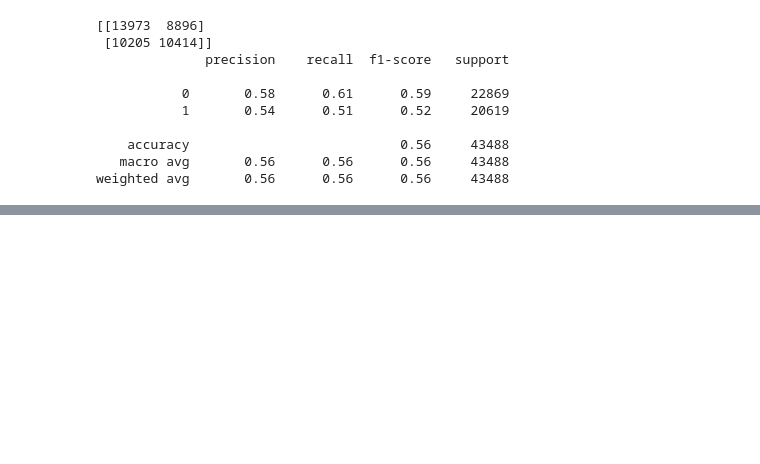
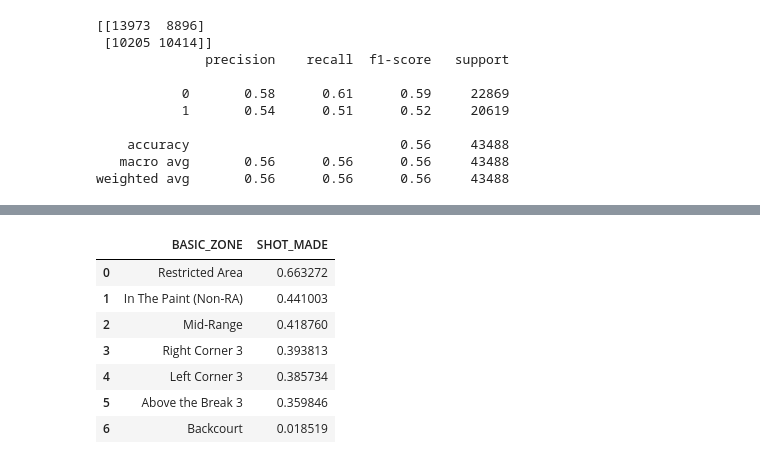
Before and after one commit to TylerKT20/NBA-Shot-Classification, a Jupyter notebook: notebooks/01_eda.ipynb, the cells around one changed output, grey strips where cells are left out. Cells and saved outputs as stored; diff of their text form; code cells hidden in the pictures; blank space fills up the shorter version.

```diff
--- a/notebooks/01_eda.ipynb
+++ b/notebooks/01_eda.ipynb
@@ -95,0 +155,18 @@ weighted avg       0.56      0.56      0.56     43488
+# %%
+zone_stats = (
+    df_clean.groupby('BASIC_ZONE')['SHOT_MADE']
+    .mean()
+    .sort_values(ascending=False)
+    .reset_index()
+)
+
+zone_stats
+# %% [output]
+|  | BASIC_ZONE | SHOT_MADE |
+| 0 | Restricted Area | 0.663272 |
+| 1 | In The Paint (Non-RA) | 0.441003 |
+| 2 | Mid-Range | 0.418760 |
+| 3 | Right Corner 3 | 0.393813 |
+| 4 | Left Corner 3 | 0.385734 |
+| 5 | Above the Break 3 | 0.359846 |
+| 6 | Backcourt | 0.018519 |
```
Also changed, not shown: parts of 6 cells of this notebook, 2 other files.
